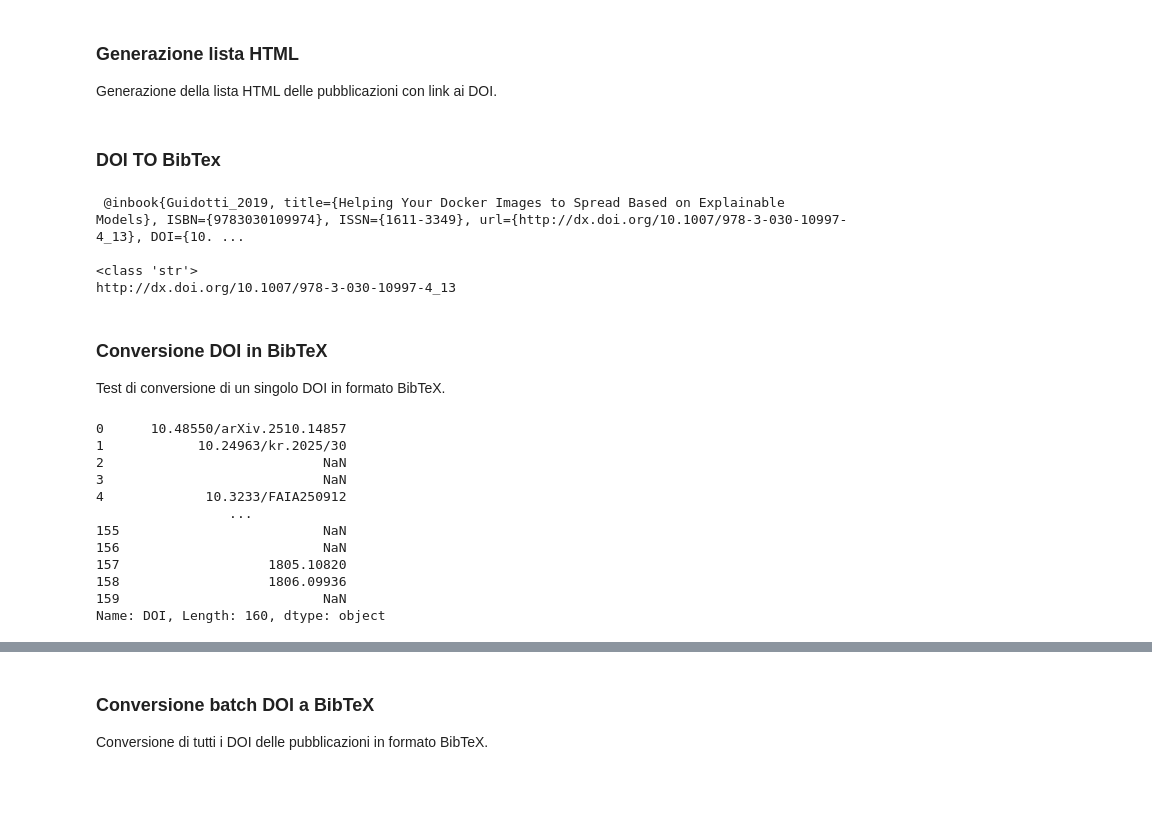
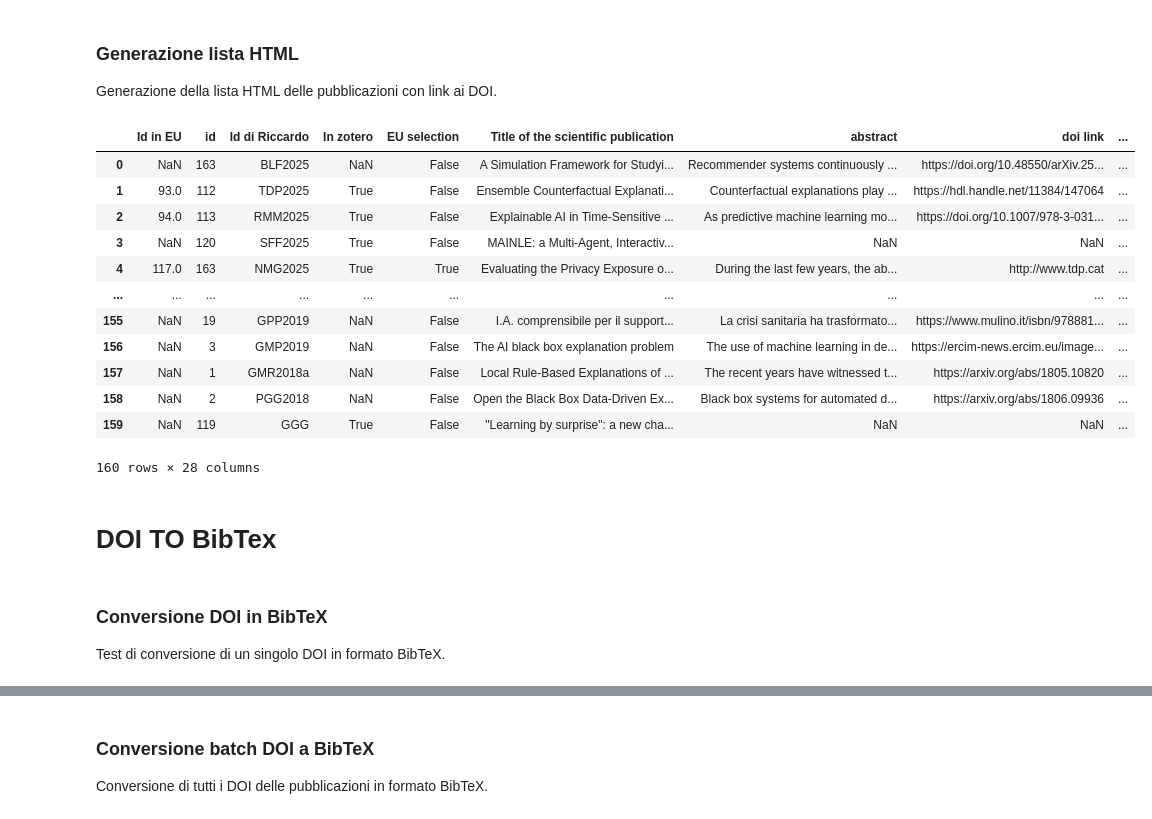
Before and after one commit to danielefadda/xai-project, a Jupyter notebook: _bibliography/pubblications to html.ipynb, the cells around one changed output, grey strips where cells are left out. Cells and saved outputs as stored; diff of their text form; code cells hidden in the pictures; blank space fills up the shorter version.

```diff
--- a/_bibliography/pubblications to html.ipynb
+++ b/_bibliography/pubblications to html.ipynb
@@ -161,48 +161,26 @@ Exemplars and Counterexemplars Explanations for Skin Lesion Classifiers - 2021 -
 ### Generazione lista HTML
 
 Generazione della lista HTML delle pubblicazioni con link ai DOI.
+# %%
+papers=papers.sort_values(by=['Year of publication'], ascending = False).reset_index(drop=True)
+papers
+# %% [output]
+|  | Id in EU | id | Id di Riccardo | In zotero | EU selection | Title of the scientific publication | abstract | doi link | ... |
+| 0 | NaN | 163 | BLF2025 | NaN | False | A Simulation Framework for Studyi... | Recommender systems continuously ... | https://doi.org/10.48550/arXiv.25... | ... |
+| 1 | 93.0 | 112 | TDP2025 | True | False | Ensemble Counterfactual Explanati... | Counterfactual explanations play ... | https://hdl.handle.net/11384/147064 | ... |
+| 2 | 94.0 | 113 | RMM2025 | True | False | Explainable AI in Time-Sensitive ... | As predictive machine learning mo... | https://doi.org/10.1007/978-3-031... | ... |
+| 3 | NaN | 120 | SFF2025 | True | False | MAINLE: a Multi-Agent, Interactiv... | NaN | NaN | ... |
+| 4 | 117.0 | 163 | NMG2025 | True | True | Evaluating the Privacy Exposure o... | During the last few years, the ab... | http://www.tdp.cat | ... |
+| ... | ... | ... | ... | ... | ... | ... | ... | ... | ... |
+| 155 | NaN | 19 | GPP2019 | NaN | False | I.A. comprensibile per il support... | La crisi sanitaria ha trasformato... | https://www.mulino.it/isbn/978881... | ... |
+| 156 | NaN | 3 | GMP2019 | NaN | False | The AI black box explanation problem | The use of machine learning in de... | https://ercim-news.ercim.eu/image... | ... |
+| 157 | NaN | 1 | GMR2018a | NaN | False | Local Rule-Based Explanations of ... | The recent years have witnessed t... | https://arxiv.org/abs/1805.10820 | ... |
+| 158 | NaN | 2 | PGG2018 | NaN | False | Open the Black Box Data-Driven Ex... | Black box systems for automated d... | https://arxiv.org/abs/1806.09936 | ... |
+| 159 | NaN | 119 | GGG | True | False | "Learning by surprise": a new cha... | NaN | NaN | ... |
+160 rows × 28 columns
 # %% [markdown]
-### DOI TO BibTex
+# DOI TO BibTex
-# %%
-doi='10.1007/978-3-030-10997-4_13'
-BASE_URL = 'http://dx.doi.org/'
-url = BASE_URL + doi
-req = urllib.request.Request(url)
-req.add_header('Accept', 'application/x-bibtex')
-try:
-    with urllib.request.urlopen(req) as f:
-        bibtex = f.read().decode()
-    print(bibtex)
-except HTTPError as e:
-    if e.code == 404:
-        print('DOI not found.')
-    else:
-        print('Service unavailable.')
-    sys.exit(1)
-
-print(type(bibtex))
-print(url)
-# %% [output]
- @inbook{Guidotti_2019, title={Helping Your Docker Images to Spread Based on Explainable Models}, ISBN={9783030109974}, ISSN={1611-3349}, url={http://dx.doi.org/10.1007/978-3-030-10997-4_13}, DOI={10. ...
-
-<class 'str'>
-http://dx.doi.org/10.1007/978-3-030-10997-4_13
 # %% [markdown]
 ### Conversione DOI in BibTeX
 
 Test di conversione di un singolo DOI in formato BibTeX.
-# %%
-papers.DOI
-# %% [output]
-0      10.48550/arXiv.2510.14857
-1            10.24963/kr.2025/30
-2                            NaN
-3                            NaN
-4             10.3233/FAIA250912
-                 ...
-155                          NaN
-156                          NaN
-157                   1805.10820
-158                   1806.09936
-159                          NaN
-Name: DOI, Length: 160, dtype: object
```
Also changed, not shown: parts of 15 cells of this notebook, 2 other files.
